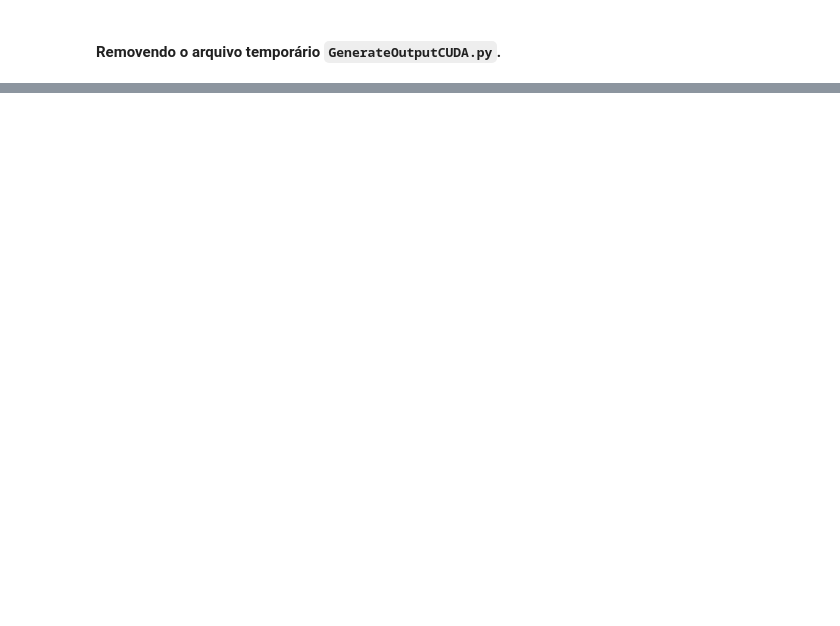
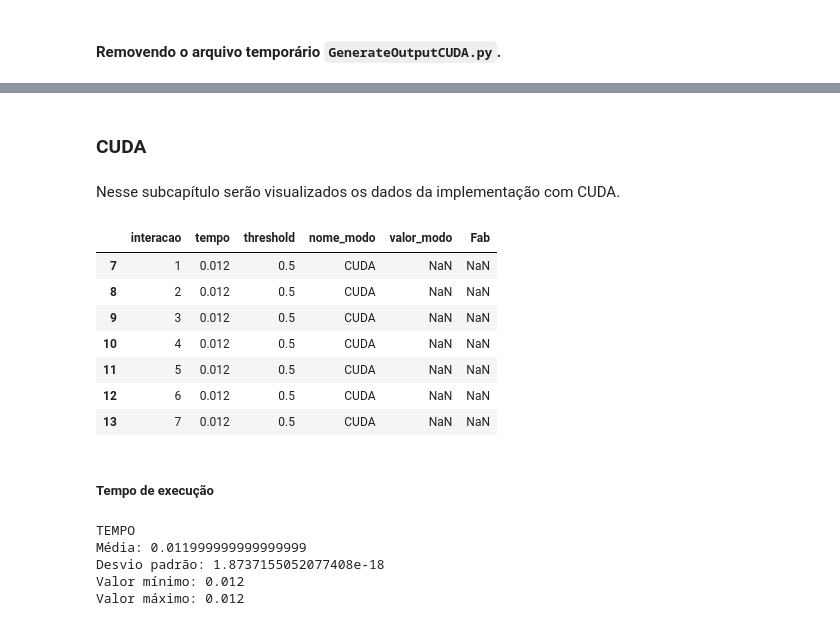
Before and after one commit to igorssant/UESC-codigos-pos-graduacao, a Jupyter notebook: processamento_paralelo/presentation/CUDA.ipynb, the cells around one changed output, grey strips where cells are left out. Saved outputs shown, nothing was run; the diff lists cells and outputs as text; code cells hidden in the pictures; blank space fills up the shorter version.

```diff
--- a/processamento_paralelo/presentation/CUDA.ipynb
+++ b/processamento_paralelo/presentation/CUDA.ipynb
@@ -331,0 +435,29 @@ Esses comando foram executados no Pop!_OS 24.04 LTS.
+# %% [markdown]
+### CUDA
+# %% [markdown]
+Nesse subcapítulo serão visualizados os dados da implementação com CUDA.
+# %%
+results_df.tail(7)
+# %% [output]
+|  | interacao | tempo | threshold | nome_modo | valor_modo | Fab |
+| 7 | 1 | 0.012 | 0.5 | CUDA | NaN | NaN |
+| 8 | 2 | 0.012 | 0.5 | CUDA | NaN | NaN |
+| 9 | 3 | 0.012 | 0.5 | CUDA | NaN | NaN |
+| 10 | 4 | 0.012 | 0.5 | CUDA | NaN | NaN |
+| 11 | 5 | 0.012 | 0.5 | CUDA | NaN | NaN |
+| 12 | 6 | 0.012 | 0.5 | CUDA | NaN | NaN |
+| 13 | 7 | 0.012 | 0.5 | CUDA | NaN | NaN |
+# %% [markdown]
+##### Tempo de execução
+# %%
+print("TEMPO")
+print("Média:", results_df[results_df["nome_modo"] == "CUDA"]["tempo"].mean())
+print("Desvio padrão:", results_df[results_df["nome_modo"] == "CUDA"]["tempo"].std())
+print("Valor mínimo:", results_df[results_df["nome_modo"] == "CUDA"]["tempo"].min())
+print("Valor máximo:", results_df[results_df["nome_modo"] == "CUDA"]["tempo"].max())
+# %% [output]
+TEMPO
+Média: 0.011999999999999999
+Desvio padrão: 1.8737155052077408e-18
+Valor mínimo: 0.012
+Valor máximo: 0.012
```
Also changed, not shown: parts of 44 cells of this notebook, 2 other files.
